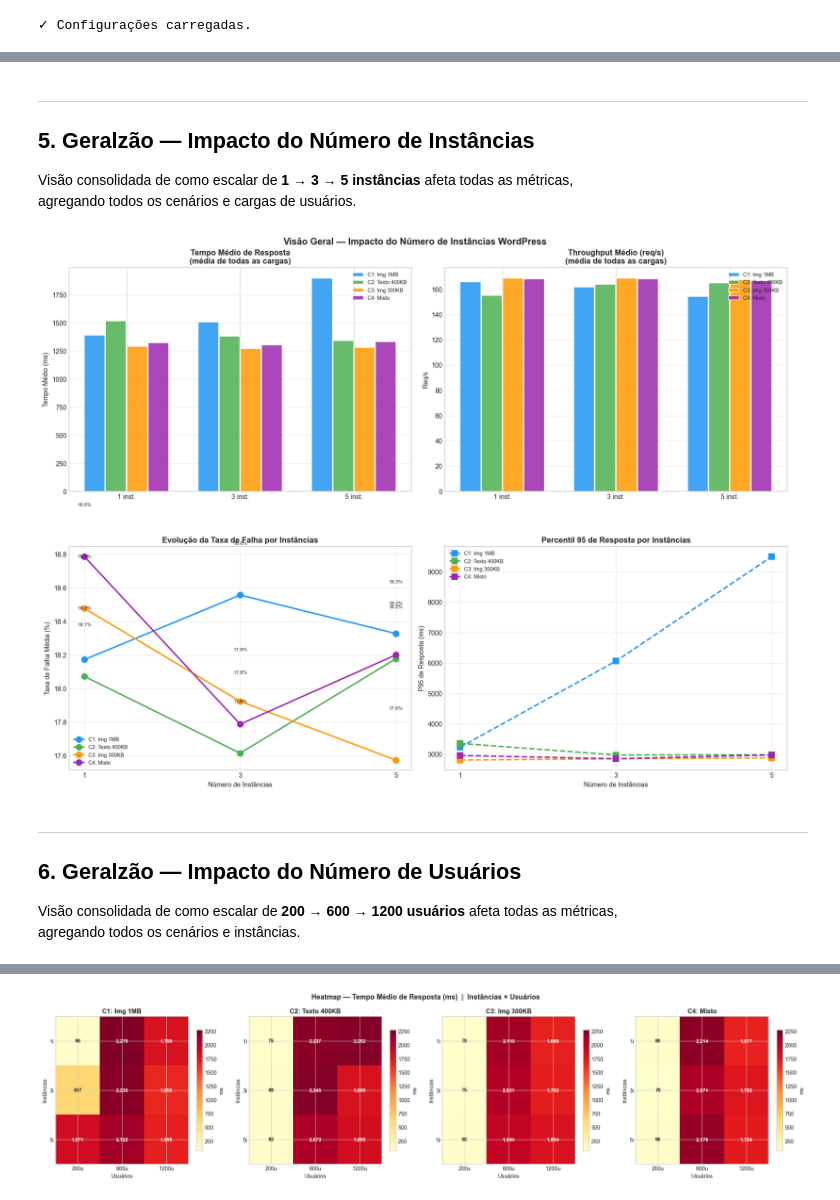
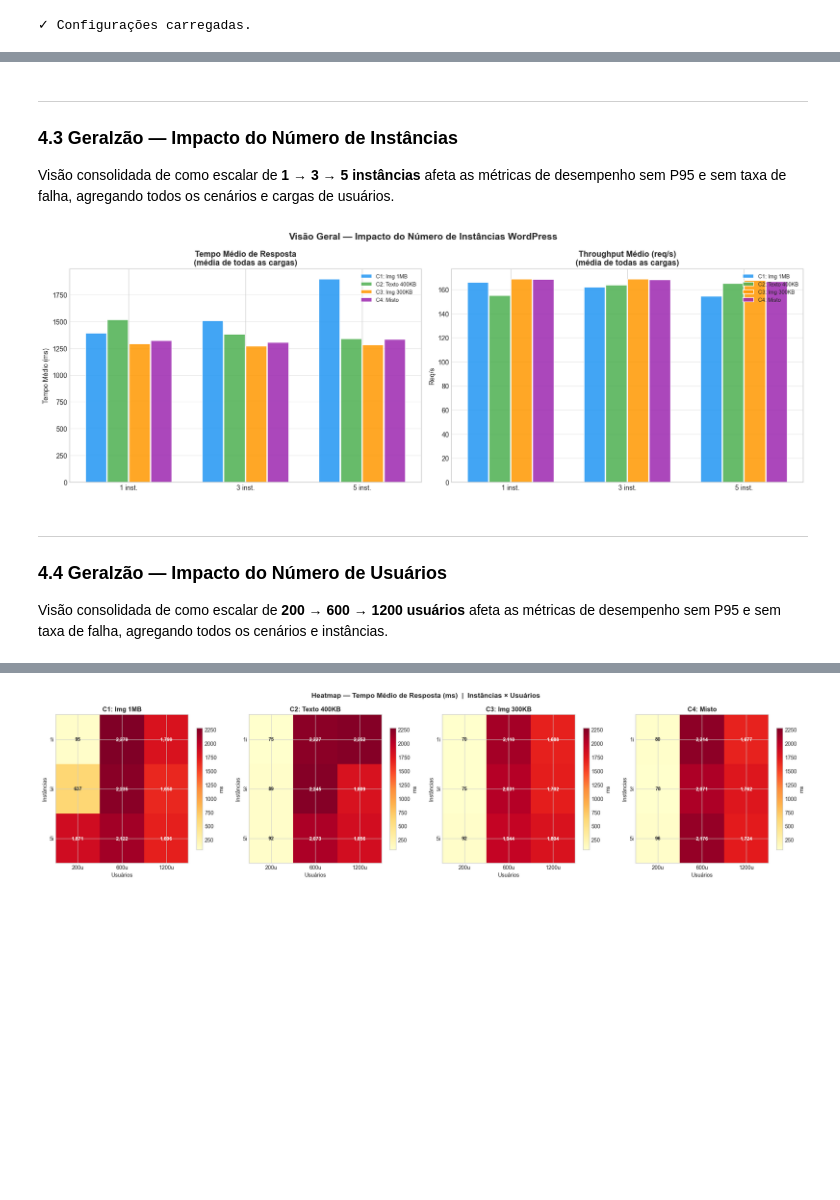
Before and after one commit to caiosss/comp-distribuida, a Jupyter notebook: locust/analise.ipynb, the cells around one changed output, grey strips where cells are left out. Drawn from its saved outputs; the diff is of its cells as text; code cells hidden in the pictures; blank space fills up the shorter version.

```diff
--- a/locust/analise.ipynb
+++ b/locust/analise.ipynb
@@ -133,17 +284,15 @@ def plot_per_instance(inst_count, df):
     offsets = np.linspace(-(n_u - 1) / 2 * w, (n_u - 1) / 2 * w, n_u)
 
     metrics = [
-        ('avg_response_time',   'Tempo Médio de Resposta (ms)', 'Tempo (ms)'),
-        ('requests_per_s',      'Throughput (req/s)',           'Req/s'),
-        ('p95',                 'P95 Tempo de Resposta (ms)',   'P95 (ms)'),
-        ('failure_rate',        'Taxa de Falha (%)',            'Falha (%)'),
+        ('avg_response_time', 'Tempo Médio de Resposta (ms)', 'Tempo (ms)'),
+        ('requests_per_s',    'Throughput (req/s)',           'Req/s'),
     ]
 
-    fig, axes = plt.subplots(2, 2, figsize=(16, 10))
+    fig, axes = plt.subplots(1, 2, figsize=(16, 5.6))
     plural = 's' if inst_count > 1 else ''
     fig.suptitle(
         f'Resumo — {inst_count} Instância{plural} WordPress'
-        f'  |  todos os cenários × cargas de usuários',
+        f'  |  todos os cenários cargas de usuários',
         fontsize=13, fontweight='bold'
     )
 
@@ -159,11 +308,10 @@ def plot_per_instance(inst_count, df):
                           color=color, alpha=0.85, edgecolor='white')
             for bar, val in zip(bars, vals):
                 if val > 0:
-                    lbl = f'{val:.1f}%' if metric == 'failure_rate' else f'{val:,.0f}'
                     ax.text(
                         bar.get_x() + bar.get_width() / 2,
                         bar.get_height() * 1.015,
-                        lbl, ha='center', va='bottom', fontsize=7
+                        f'{val:,.0f}', ha='center', va='bottom', fontsize=7
                     )
 
         ax.set_title(title)
@@ -329,10 +401,10 @@ plt.show()
 # %% [markdown]
 ---
-## 5. Geralzão — Impacto do Número de Instâncias
-Visão consolidada de como escalar de **1 → 3 → 5 instâncias** afeta todas as métricas,
-agregando todos os cenários e cargas de usuários.
+### 4.3 Geralzão — Impacto do Número de Instâncias
+Visão consolidada de como escalar de **1 → 3 → 5 instâncias** afeta as métricas de desempenho
+sem P95 e sem taxa de falha, agregando todos os cenários e cargas de usuários.
 # %%
-fig, axes = plt.subplots(2, 2, figsize=(16, 12))
+fig, axes = plt.subplots(1, 2, figsize=(16, 5.6))
 fig.suptitle('Visão Geral — Impacto do Número de Instâncias WordPress',
              fontsize=14, fontweight='bold')
 
@@ -341,67 +413,41 @@ w       = 0.18
 offsets = np.linspace(-0.28, 0.28, len(SCENARIOS))
 
 def inst_agg(sc, inst, metric):
     s = df_all[(df_all['cenario'] == sc) & (df_all['instances'] == inst)]
     return s[metric].mean() if len(s) > 0 else 0
 
-# (0,0) — Tempo médio de resposta
-ax = axes[0, 0]
+# (0) — Tempo médio de resposta
+ax = axes[0]
 for sc, off in zip(SCENARIOS, offsets):
     vals = [inst_agg(sc, i, 'avg_response_time') for i in INSTANCES]
     ax.bar(x_inst + off, vals, w, label=SCENARIO_LABELS[sc],
            color=SCENARIO_COLORS[sc], alpha=0.85, edgecolor='white')
 ax.set_xticks(x_inst)
 ax.set_xticklabels([f'{i} inst.' for i in INSTANCES])
 ax.set_ylabel('Tempo Médio (ms)')
 ax.set_title('Tempo Médio de Resposta\n(média de todas as cargas)')
 ax.legend(); ax.grid(axis='y', alpha=0.4); ax.set_ylim(bottom=0)
 
-# (0,1) — Throughput
-ax = axes[0, 1]
+# (1) — Throughput
+ax = axes[1]
 for sc, off in zip(SCENARIOS, offsets):
     vals = [inst_agg(sc, i, 'requests_per_s') for i in INSTANCES]
     ax.bar(x_inst + off, vals, w, label=SCENARIO_LABELS[sc],
            color=SCENARIO_COLORS[sc], alpha=0.85, edgecolor='white')
 ax.set_xticks(x_inst)
 ax.set_xticklabels([f'{i} inst.' for i in INSTANCES])
 ax.set_ylabel('Req/s')
 ax.set_title('Throughput Médio (req/s)\n(média de todas as cargas)')
 ax.legend(); ax.grid(axis='y', alpha=0.4); ax.set_ylim(bottom=0)
 
-# (1,0) — Taxa de falha (linha)
-ax = axes[1, 0]
-for sc in SCENARIOS:
-    vals = [inst_agg(sc, i, 'failure_rate') for i in INSTANCES]
-    ax.plot(INSTANCES, vals, 'o-', label=SCENARIO_LABELS[sc],
-            color=SCENARIO_COLORS[sc], linewidth=2.2, markersize=9)
-    for xi, yi in zip(INSTANCES, vals):
-        ax.text(xi, yi + 0.3, f'{yi:.1f}%', ha='center', fontsize=7.5)
-ax.set_xticks(INSTANCES)
-ax.set_xlabel('Número de Instâncias')
-ax.set_ylabel('Taxa de Falha Média (%)')
-ax.set_title('Evolução da Taxa de Falha por Instâncias')
-ax.legend(); ax.grid(alpha=0.4)
-
-# (1,1) — P95 (linha)
-ax = axes[1, 1]
-for sc in SCENARIOS:
-    vals = [inst_agg(sc, i, 'p95') for i in INSTANCES]
-    ax.plot(INSTANCES, vals, 's--', label=SCENARIO_LABELS[sc],
-            color=SCENARIO_COLORS[sc], linewidth=2.2, markersize=9)
-ax.set_xticks(INSTANCES)
-ax.set_xlabel('Número de Instâncias')
-ax.set_ylabel('P95 de Resposta (ms)')
-ax.set_title('Percentil 95 de Resposta por Instâncias')
-ax.legend(); ax.grid(alpha=0.4)
-
 plt.tight_layout()
 plt.savefig('resultados/grafico_geralzao_instancias.png', bbox_inches='tight', dpi=130)
 plt.show()
 # %% [output]
-[figure, old version]
+[figure, new version]
 # %% [markdown]
 ---
-## 6. Geralzão — Impacto do Número de Usuários
-Visão consolidada de como escalar de **200 → 600 → 1200 usuários** afeta todas as métricas,
-agregando todos os cenários e instâncias.
+### 4.4 Geralzão — Impacto do Número de Usuários
+Visão consolidada de como escalar de **200 → 600 → 1200 usuários** afeta as métricas de desempenho
+sem P95 e sem taxa de falha, agregando todos os cenários e instâncias.
 # %%
```
Also changed, not shown: parts of 22 cells of this notebook, 16 other files.
